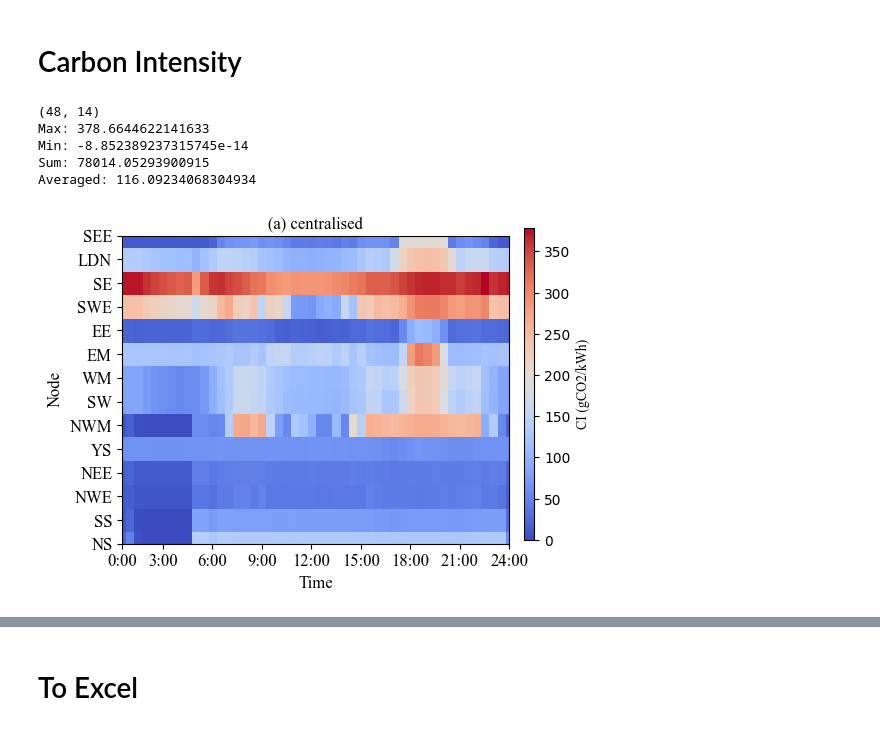
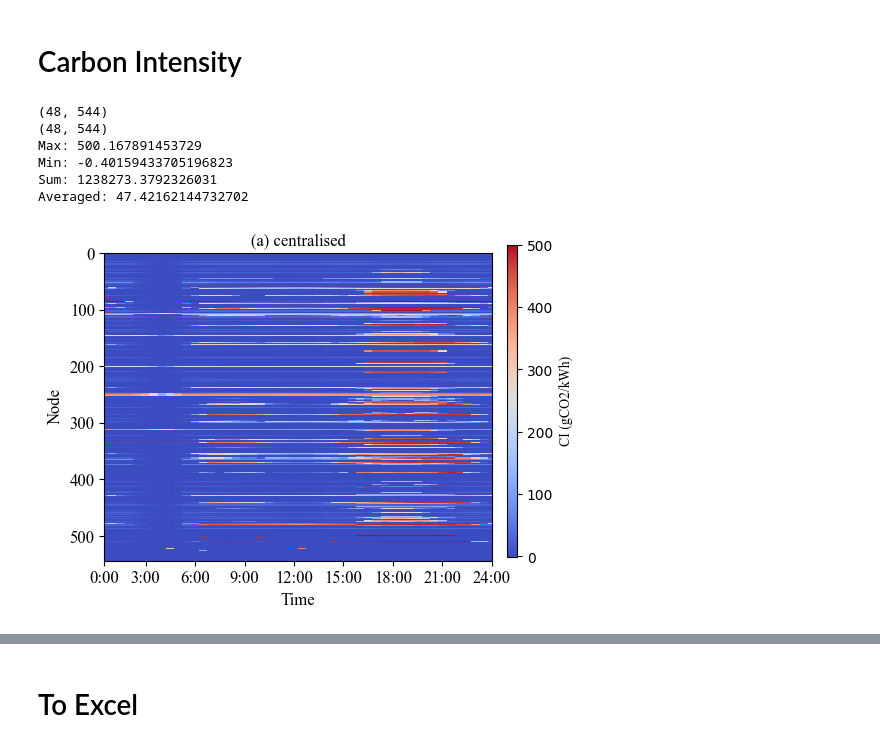
Before and after one commit to zhichuanma/GB_power_opt, a Jupyter notebook: Benchmark_Zhichuan/Centralised.ipynb, the cells around one changed output, grey strips where cells are left out. Drawn from its saved outputs; the diff is of its cells as text; code cells hidden in the pictures.

```diff
--- a/Benchmark_Zhichuan/Centralised.ipynb
+++ b/Benchmark_Zhichuan/Centralised.ipynb
@@ -28,6 +28,8 @@ n_res = 386
 carbon_price = 52.56/1e6 # (£/g)
 delt = 0.5 # half hour
 # --------- 14 buses, 22 lines, 44 generators ----------
+alpha_load = 1   # 负荷整体放大 50%
+beta_res   = 1   # 可再生可用量缩小到 20%
 # power network
 Power_line = net_power['line']['Line_ID'].values
 Line_top = pd.read_excel('GB_System.xlsx', 'line', usecols=[1,2]).values
@@ -40,10 +42,12 @@ slack = 0 # reference bus
 Dem_bus = net_power['dem']['Bus_ID'].values
 Dem_base = net_power['dem']['base'].values
 Dem_unit = net_power['dem'].values[:,-n_time:]
+Dem_unit *= alpha_load
 # wind and solar
 RES_bus = net_power['res']['Bus_ID'].values
 RES_base = net_power['res']['base'].values
 RES_unit = net_power['res'].values[:,-n_time:]
+RES_unit *= beta_res
 # generator
 DG_bus = net_power['dg']['Bus_ID'].values
 DG_type = net_power['dg']['Type'].values
@@ -568,7 +562,7 @@ def line_volatility(flow_sol, metric="std"):
 
 # === 参数区 ===
 metric = "diff"   # 'std' / 'ptp' / 'diff' / 'sign'
-top_k  = 21       # 画几条波动最大的线
+top_k  = 30       # 画几条波动最大的线
 text1 = 13
 font1 = {'family': 'Times New Roman', 'weight': 'normal', 'size': text1}
 
@@ -847,15 +1000,25 @@ plt.show()
 # %% [markdown]
 # Carbon Intensity
 # %%
-Gen_Bus = np.concatenate((DG_bus, RES_bus, CS_bus), axis=0)
-Gen_Day = np.vstack((dg_sol, res_sol, -ev_discharge)).T
+Gen_Bus = np.concatenate((DG_bus, RES_bus), axis=0)
+Gen_Day = np.vstack((dg_sol, res_sol)).T
 RES_Carbon = np.zeros(n_res)
-EV_Carbon = np.zeros(n_cs)
-Gen_CF = np.concatenate((DG_Carbon, RES_Carbon, EV_Carbon), axis=0)
+Gen_CF = np.concatenate((DG_Carbon, RES_Carbon), axis=0)
+
+def calculate_power_generation(time):
+    P_CEFG = np.zeros([n_bus, n_dg + n_res])
+    Gen_t = Gen_Day[time]
+    for b in range(n_bus):
+        for g in range(len(Gen_Bus)):
+            if b == Gen_Bus[g]:
+                P_CEFG[b, g] = Gen_t[g]
+    # 按列求和，得到每个 bus 的总发电量
+    P_bus_total = P_CEFG.sum(axis=1)
+    return P_bus_total  # shape = (n_bus,)
 
 def calculate_carbon_intensity(time):
     # define terms
-    P_CEFG = np.zeros([n_bus, n_dg+n_res+n_cs])
+    P_CEFG = np.zeros([n_bus, n_dg+n_res])
     e_CEFG = Gen_CF
     P_B = np.zeros([n_bus, n_bus])
 
@@ -887,18 +1050,25 @@ def calculate_carbon_intensity(time):
     return e_CEFT
 # %%
 Bus_CI = []
+Bus_Power = []
 for t in range(n_time):
     e_CEFT_time = calculate_carbon_intensity(t)
+    p_time = calculate_power_generation(t)
     Bus_CI.append(e_CEFT_time)
+    Bus_Power.append(p_time)
 Bus_CI = np.array(Bus_CI)
+Bus_Power = np.array(Bus_Power)
+
+print(Bus_Power.shape)
 print(Bus_CI.shape)
 print('Max:', np.max(Bus_CI))
 print('Min:', np.min(Bus_CI))
 print('Sum:', np.sum(Bus_CI))
 print('Averaged:', np.sum(Bus_CI)/(n_time*n_bus))
 # %% [output]
-(48, 14)
-Max: 378.6644622141633
-Min: -8.852389237315745e-14
-Sum: 78014.05293900915
-Averaged: 116.09234068304934
+(48, 544)
+(48, 544)
+Max: 500.167891453729
+Min: -0.40159433705196823
+Sum: 1238273.3792326031
+Averaged: 47.42162144732702
@@ -905,34 +1123,34 @@ Averaged: 116.09234068304934
 # %%
 fig = plt.figure(figsize=(5,4))
 grid = plt.GridSpec(1, 1, wspace=0.0, hspace=0.0)
 text1 = 10
 text2 = 12
 font1 = {'family': 'Times New Roman', 'weight': 'normal', 'size': text1}
 font2 = {'family': 'Times New Roman', 'weight': 'normal', 'size': text2}
 cmap = plt.get_cmap('coolwarm')
 
 ax = fig.add_subplot()
 cmap = ax.imshow(Bus_CI.T, cmap, interpolation='nearest', aspect='auto')
 plt.tick_params(labelsize = text2)
 plt.xticks(np.linspace(0,47,11), fontname = "Times New Roman")
 plt.xticks([0,5,11,17,23,29,35,41,47],['0:00','3:00','6:00','9:00','12:00','15:00','18:00','21:00','24:00'])
-plt.yticks(np.linspace(0,13,14), fontname = "Times New Roman")
-#plt.yticks([0,2,4,6,8,10,12],[1,3,5,7,9,11,13])
-plt.yticks([0,1,2,3,4,5,6,7,8,9,10,11,12,13],
-           ['NS', 'SS', 'NWE', 'NEE', 'YS', 'NWM', 'SW', 'WM', 'EM', 'EE', 'SWE', 'SE', 'LDN', 'SEE'])
+# plt.yticks(np.linspace(0,13,14), fontname = "Times New Roman")
+# #plt.yticks([0,2,4,6,8,10,12],[1,3,5,7,9,11,13])
+# plt.yticks([0,1,2,3,4,5,6,7,8,9,10,11,12,13],
+#            ['NS', 'SS', 'NWE', 'NEE', 'YS', 'NWM', 'SW', 'WM', 'EM', 'EE', 'SWE', 'SE', 'LDN', 'SEE'])
+plt.yticks(fontname="Times New Roman")
 ax.set_xlim (0,47)
-ax.set_ylim (0,13)
 ax.set_xlabel('Time', font2)
 ax.set_ylabel('Node', font2)
 ax.set_title('(a) centralised', font2)
 
 cax = fig.add_axes([0.93,0.12,0.02,0.78])
 cb = fig.colorbar(cmap, cax=cax, orientation='vertical', label='Carbon intensity (gCO2/kWh)')
 cb.set_label('CI (gCO2/kWh)', fontdict=font1)
 cb.ax.tick_params(labelsize=text1)
 #cb.set_ticks(np.linspace(0,500,6))
 #cb.set_ticklabels(['0','100','200','300','400','500'], fontname = 'Times New Roman')
 
 plt.show()
 # %% [output]
-[figure, old version]
+[figure, new version]
```
Also changed, not shown: parts of 21 cells of this notebook, 57 other files.
